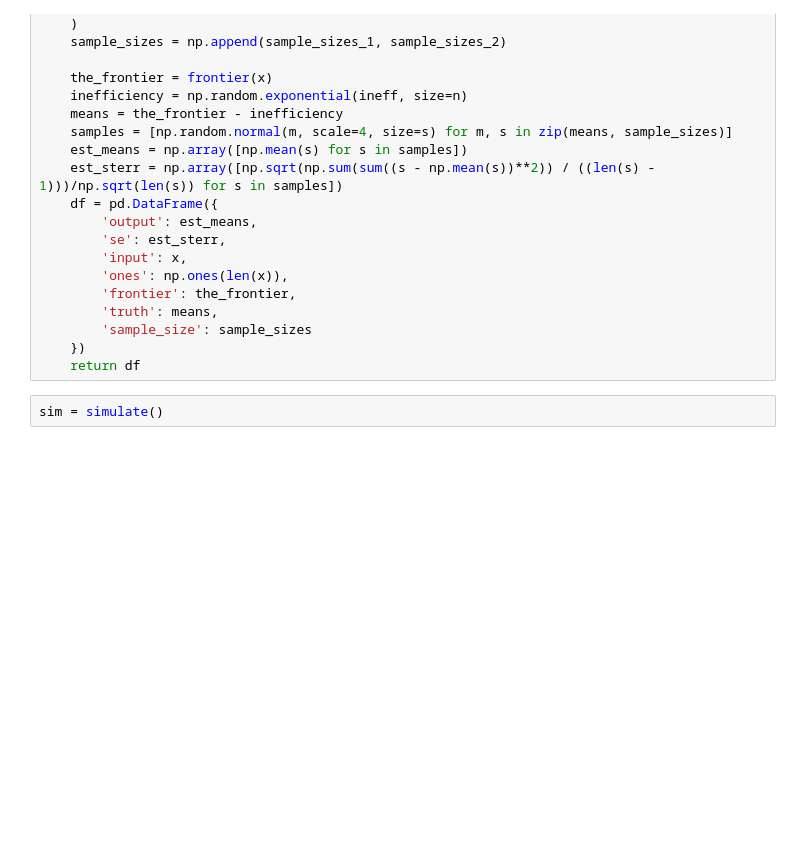
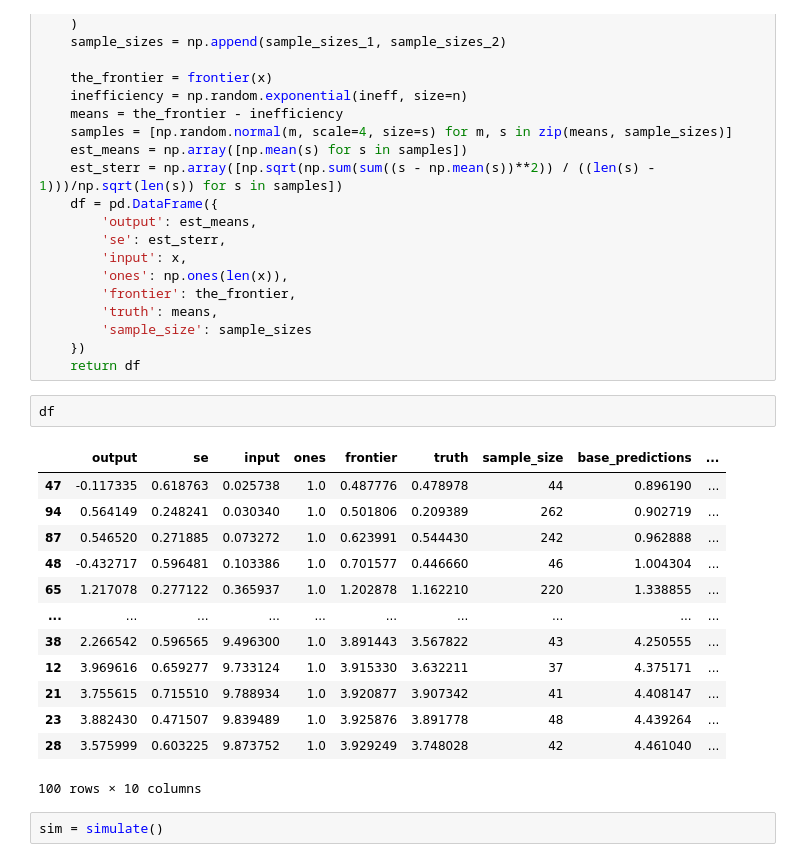
Before and after one commit to ihmeuw-msca/sfma, a Jupyter notebook: notebooks/Simulation.ipynb, the cells around one changed output. Saved outputs shown, nothing was run; the diff lists cells and outputs as text; blank space fills up the shorter version.

```diff
--- a/notebooks/Simulation.ipynb
+++ b/notebooks/Simulation.ipynb
@@ -50,6 +50,22 @@ def simulate():
         'sample_size': sample_sizes
     })
     return df
+# %%
+df
+# %% [output]
+|  | output | se | input | ones | frontier | truth | sample_size | base_predictions | ... |
+| 47 | -0.117335 | 0.618763 | 0.025738 | 1.0 | 0.487776 | 0.478978 | 44 | 0.896190 | ... |
+| 94 | 0.564149 | 0.248241 | 0.030340 | 1.0 | 0.501806 | 0.209389 | 262 | 0.902719 | ... |
+| 87 | 0.546520 | 0.271885 | 0.073272 | 1.0 | 0.623991 | 0.544430 | 242 | 0.962888 | ... |
+| 48 | -0.432717 | 0.596481 | 0.103386 | 1.0 | 0.701577 | 0.446660 | 46 | 1.004304 | ... |
+| 65 | 1.217078 | 0.277122 | 0.365937 | 1.0 | 1.202878 | 1.162210 | 220 | 1.338855 | ... |
+| ... | ... | ... | ... | ... | ... | ... | ... | ... | ... |
+| 38 | 2.266542 | 0.596565 | 9.496300 | 1.0 | 3.891443 | 3.567822 | 43 | 4.250555 | ... |
+| 12 | 3.969616 | 0.659277 | 9.733124 | 1.0 | 3.915330 | 3.632211 | 37 | 4.375171 | ... |
+| 21 | 3.755615 | 0.715510 | 9.788934 | 1.0 | 3.920877 | 3.907342 | 41 | 4.408147 | ... |
+| 23 | 3.882430 | 0.471507 | 9.839489 | 1.0 | 3.925876 | 3.891778 | 48 | 4.439264 | ... |
+| 28 | 3.575999 | 0.603225 | 9.873752 | 1.0 | 3.929249 | 3.748028 | 42 | 4.461040 | ... |
+100 rows × 10 columns
 # %%
 sim = simulate()
 # %%
```
